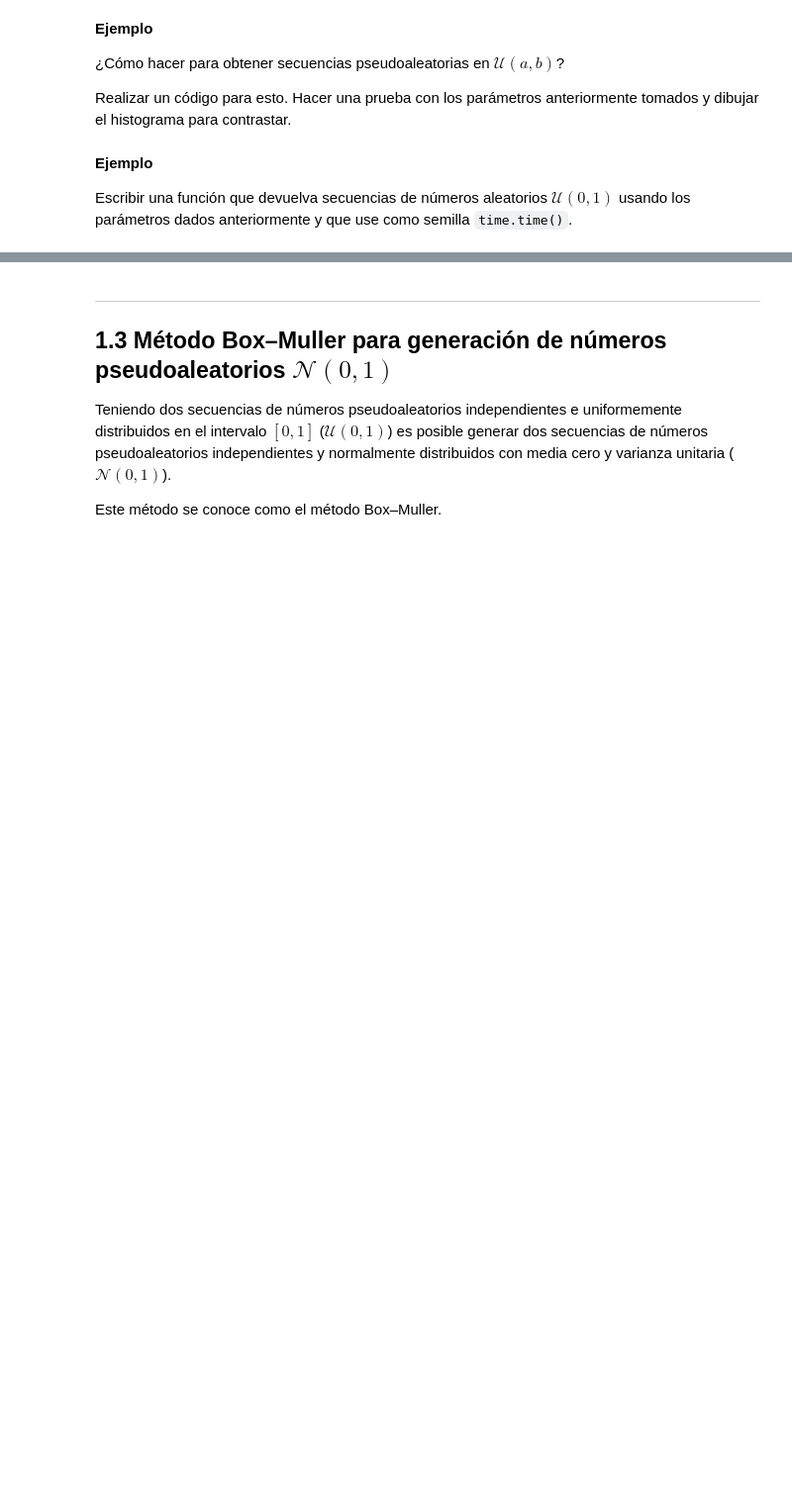
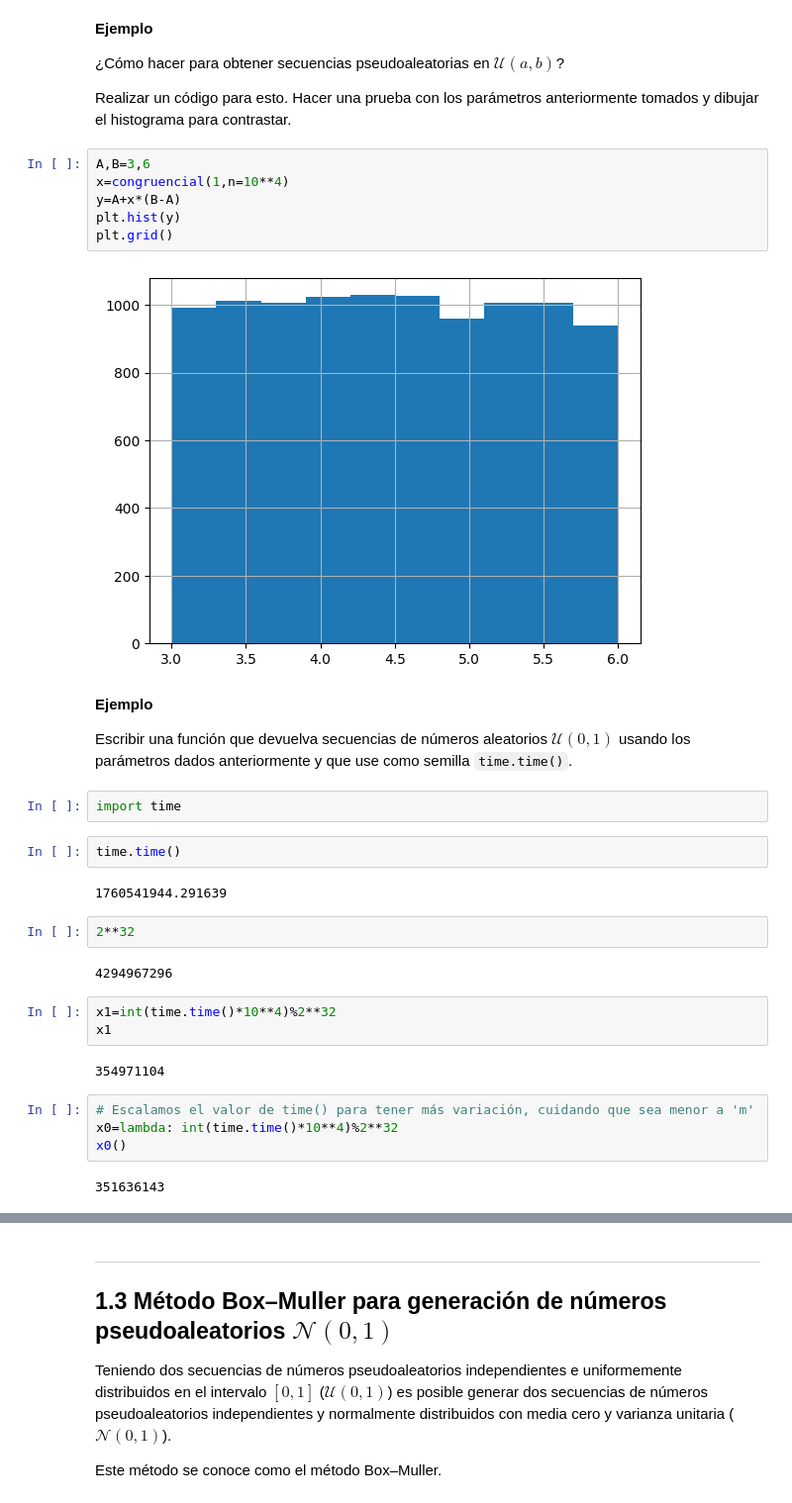
Before and after one commit to ArellanoMCarlos/SimMatO2025, a Jupyter notebook: Módulo 2 - Métodos heurísticos/1 - Números_Pseudoaleatorios.ipynb, the cells around one changed output, grey strips where cells are left out. Shown: that part at 99% size. Cells and saved outputs as stored; diff of their text form; blank space fills up the shorter version.

```diff
--- a/Módulo 2 - Métodos heurísticos/1 - Números_Pseudoaleatorios.ipynb
+++ b/Módulo 2 - Métodos heurísticos/1 - Números_Pseudoaleatorios.ipynb
@@ -285,7 +266,36 @@ plt.grid()
 ¿Cómo hacer para obtener secuencias pseudoaleatorias en $\mathcal{U}(a,b)$?
 
 Realizar un código para esto. Hacer una prueba con los parámetros anteriormente tomados y dibujar el histograma para contrastar.
+# %%
+A,B=3,6
+x=congruencial(1,n=10**4)
+y=A+x*(B-A)
+plt.hist(y)
+plt.grid()
+# %% [output]
+[figure, added]
 # %% [markdown]
 **Ejemplo**
 
 Escribir una función que devuelva secuencias de números aleatorios $\mathcal{U}(0,1)$ usando los parámetros dados anteriormente y que use como semilla `time.time()`.
+# %%
+import time
+# %%
+time.time()
+# %% [output]
+1760541944.291639
+# %%
+2**32
+# %% [output]
+4294967296
+# %%
+x1=int(time.time()*10**4)%2**32
+x1
+# %% [output]
+354971104
+# %%
+# Escalamos el valor de time() para tener más variación, cuidando que sea menor a 'm'
+x0=lambda: int(time.time()*10**4)%2**32
+x0()
+# %% [output]
+351636143
```
Also changed, not shown: parts of 28 cells of this notebook, 1 other file.
